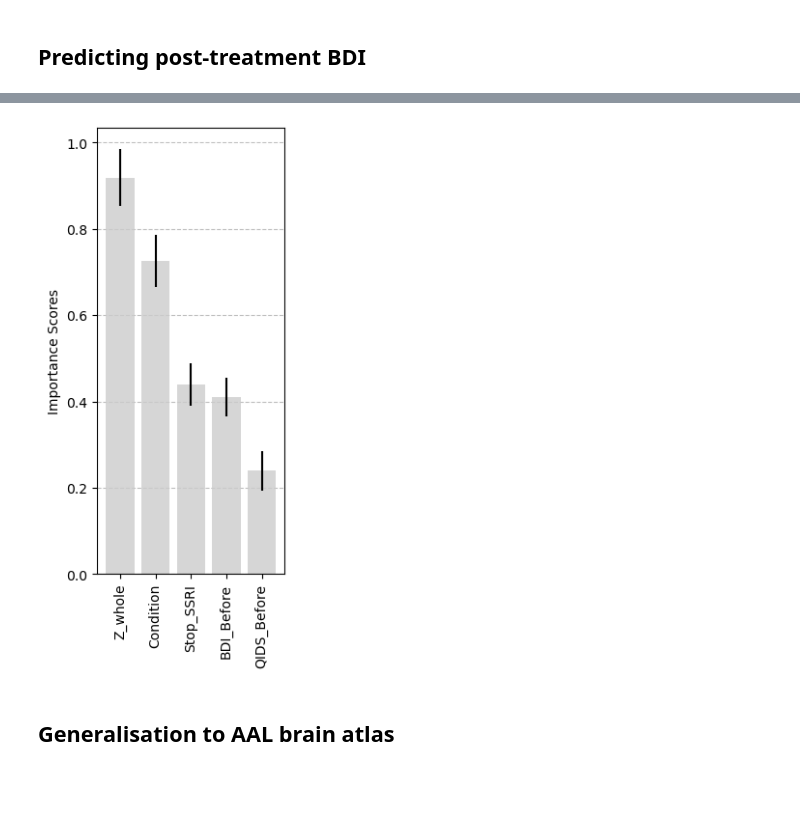
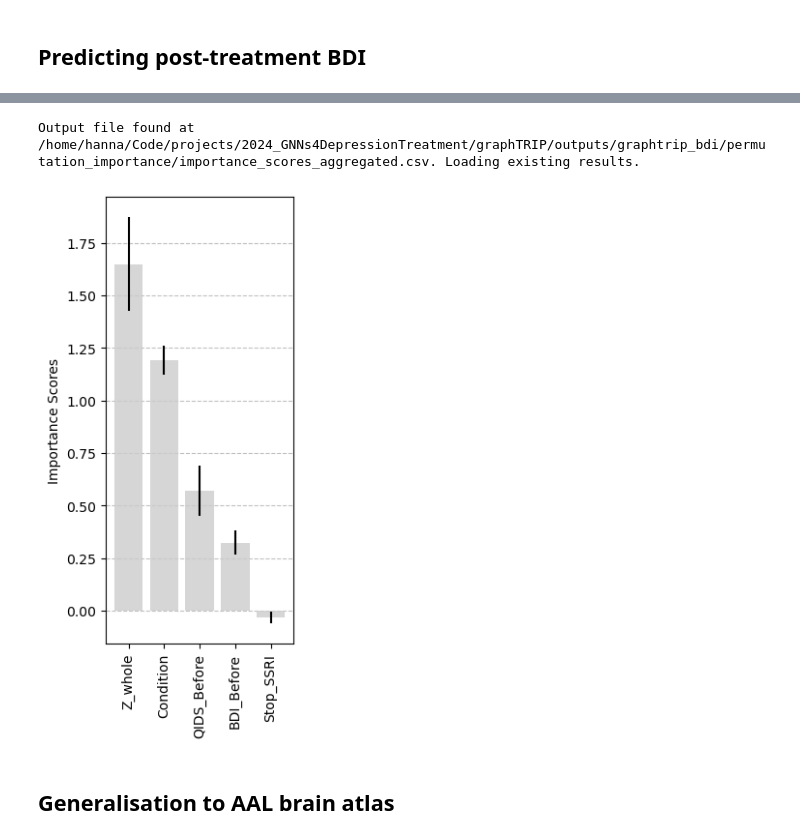
Before and after one commit to Imperial-MIND-lab/graphTRIP, a Jupyter notebook: notebooks/figures.ipynb, the cells around one changed output, grey strips where cells are left out. Saved outputs shown, nothing was run; the diff lists cells and outputs as text; code cells hidden in the pictures; blank space fills up the shorter version.

```diff
--- a/notebooks/figures.ipynb
+++ b/notebooks/figures.ipynb
@@ -70,5 +80,5 @@ brain_surface_dir = os.path.join(figure_dir, 'brain_plots')
 os.makedirs(brain_surface_dir, exist_ok=True)
 
 # Save figures
-save_figs = True
+save_figs = False
 # %% [markdown]
@@ -1059,7 +1245,7 @@ true_vs_pred_scatter(pred_results, save_path=save_path)
 ## Predicting post-treatment BDI
 # %%
 # Define output directory
-fig_subdir = os.path.join(sm_figure_dir, 'predicting_bdi')
+fig_subdir = os.path.join(sm_figure_dir, 'graphtrip_bdi')
 os.makedirs(fig_subdir, exist_ok=True)
 # %%
 # BDI prediction results
@@ -1107,14 +1297,15 @@ Loading model configurations.
 # %%
 # Permutation Importance
-results_dir = os.path.join(output_dir, 'graphtrip_bdi', 'permutation_importance')
-results = pd.read_csv(os.path.join(results_dir, 'importance_scores_aggregated.csv'))
+results_file = os.path.join(output_dir, 'graphtrip_bdi', 'permutation_importance', 'importance_scores_aggregated.csv')
+results = aggregate_importance_scores(results_file)
 
 # Sort the rows of results by mean importance score
 results = results.sort_values(by='mean', ascending=False)
 save_path = None if not save_figs else os.path.join(fig_subdir, 'importance_scores_aggregated.svg')
 permutation_importance_bar_chart(results, yerr_column='se', color=NEUTRAL, alpha=0.8, save_path=save_path)
 # %% [output]
+Output file found at /home/hanna/Code/projects/2024_GNNs4DepressionTreatment/graphTRIP/outputs/graphtrip_bdi/permutation_importance/importance_scores_aggregated.csv. Loading existing results.
-[figure, old version]
+[figure, new version]
 # %% [markdown]
 ## Generalisation to AAL brain atlas
 # %%
```
Also changed, not shown: parts of 175 cells of this notebook.
